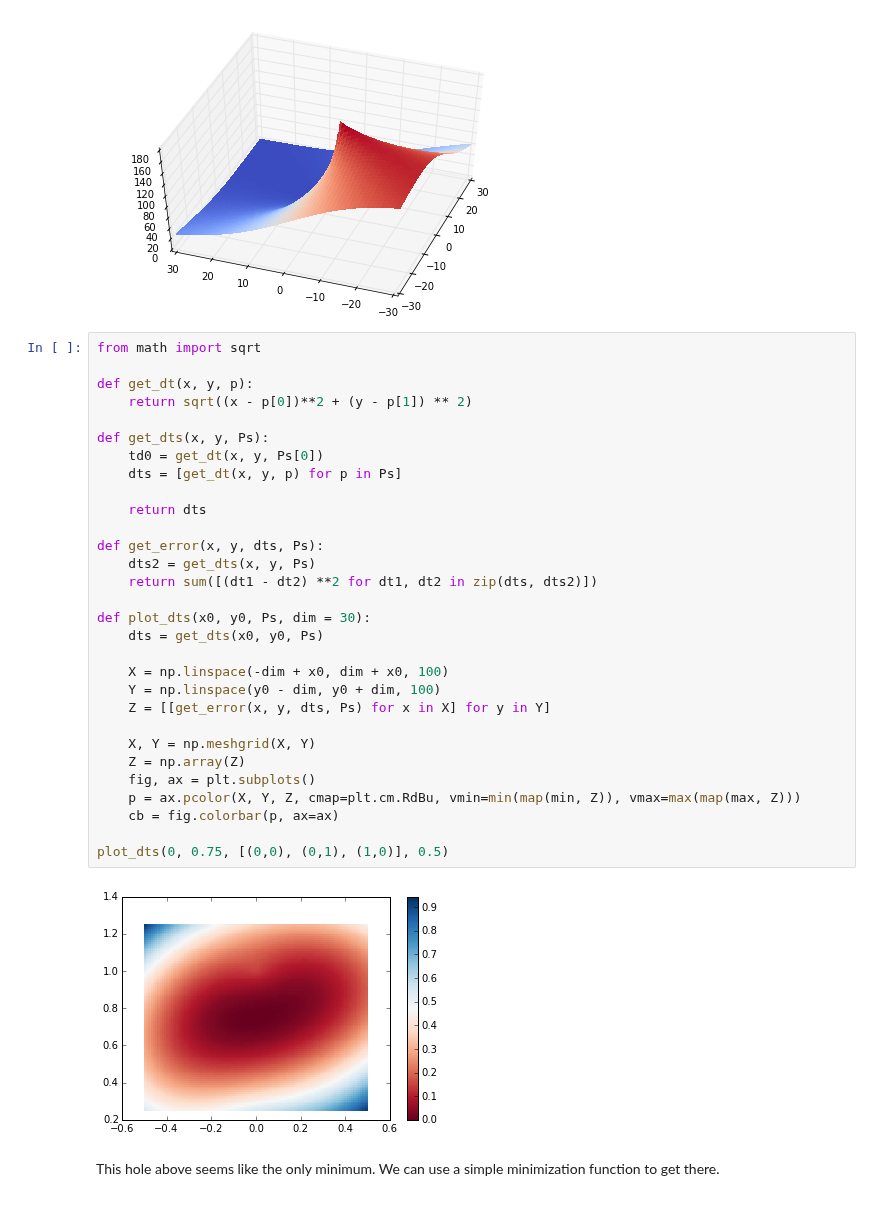
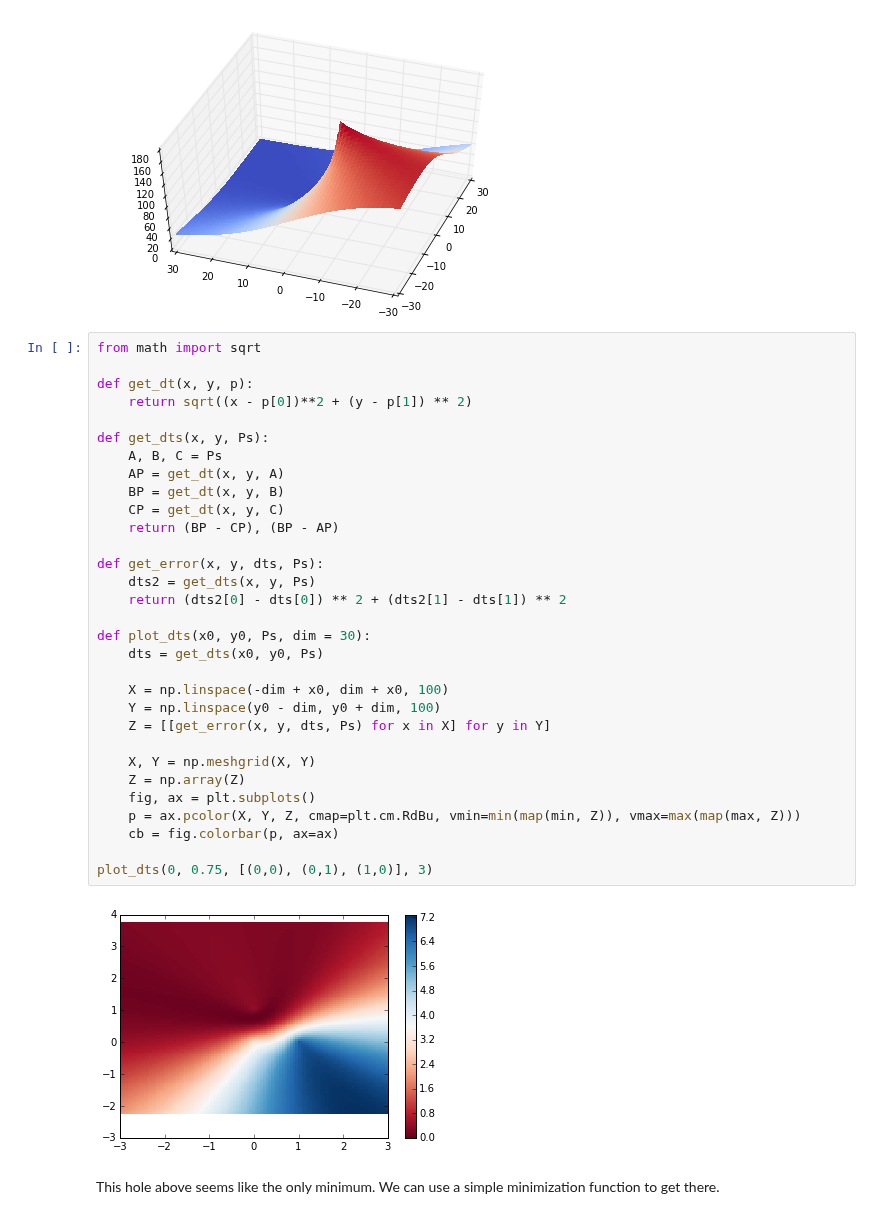
Before and after one commit to niccokunzmann/positioning_system, a Jupyter notebook: nullstellen.ipynb, the cells around one changed output. Cells and saved outputs as stored; diff of their text form.

```diff
--- a/nullstellen.ipynb
+++ b/nullstellen.ipynb
@@ -764,35 +764,36 @@ plot_dts(5, 5, 4, 4)
 # %%
 from math import sqrt
 
 def get_dt(x, y, p):
     return sqrt((x - p[0])**2 + (y - p[1]) ** 2)
 
 def get_dts(x, y, Ps):
-    td0 = get_dt(x, y, Ps[0])
-    dts = [get_dt(x, y, p) for p in Ps]
-
-    return dts
+    A, B, C = Ps
+    AP = get_dt(x, y, A)
+    BP = get_dt(x, y, B)
+    CP = get_dt(x, y, C)
+    return (BP - CP), (BP - AP)
 
 def get_error(x, y, dts, Ps):
     dts2 = get_dts(x, y, Ps)
-    return sum([(dt1 - dt2) **2 for dt1, dt2 in zip(dts, dts2)])
+    return (dts2[0] - dts[0]) ** 2 + (dts2[1] - dts[1]) ** 2
 
 def plot_dts(x0, y0, Ps, dim = 30):
     dts = get_dts(x0, y0, Ps)
 
     X = np.linspace(-dim + x0, dim + x0, 100)
     Y = np.linspace(y0 - dim, y0 + dim, 100)
     Z = [[get_error(x, y, dts, Ps) for x in X] for y in Y]
 
     X, Y = np.meshgrid(X, Y)
     Z = np.array(Z)
     fig, ax = plt.subplots()
     p = ax.pcolor(X, Y, Z, cmap=plt.cm.RdBu, vmin=min(map(min, Z)), vmax=max(map(max, Z)))
     cb = fig.colorbar(p, ax=ax)
 
-plot_dts(0, 0.75, [(0,0), (0,1), (1,0)], 0.5)
+plot_dts(0, 0.75, [(0,0), (0,1), (1,0)], 3)
 # %% [output]
-[figure, old version]
+[figure, new version]
 # %% [markdown]
 This hole above seems like the only minimum. We can use a simple minimization function to get there.
 # %%
```
Also changed, not shown: parts of 1 cell of this notebook, 6 other files.
